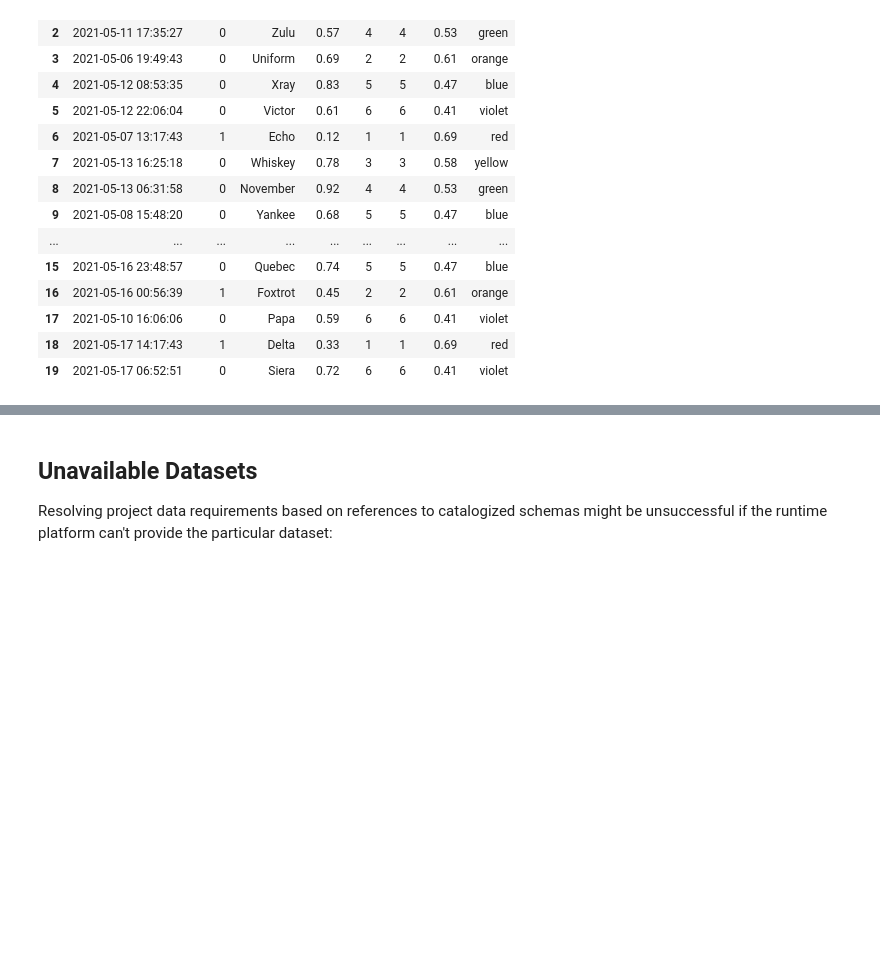
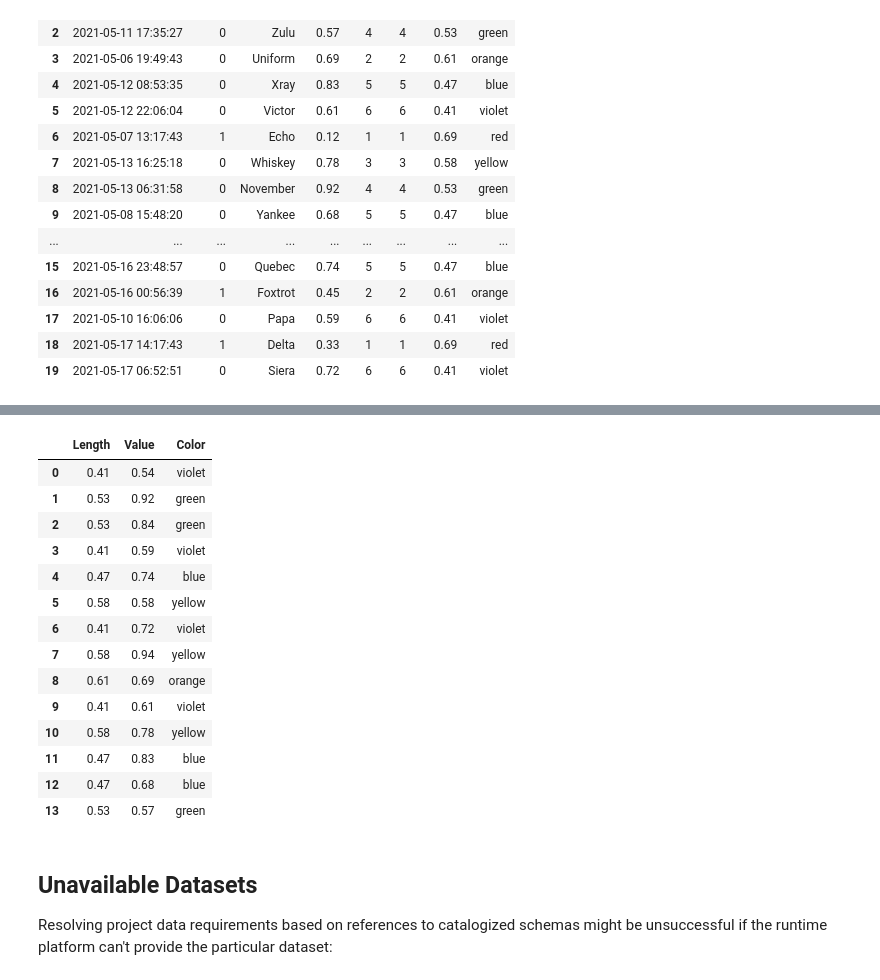
Before and after one commit to formlio/mlprague23, a Jupyter notebook: 2-tutorial/1-data-abstraction.ipynb, the cells around one changed output, grey strips where cells are left out. Cells and saved outputs as stored; diff of their text form; code cells hidden in the pictures; blank space fills up the shorter version.

```diff
--- a/2-tutorial/1-data-abstraction.ipynb
+++ b/2-tutorial/1-data-abstraction.ipynb
@@ -220,0 +231,10 @@ Formulate a DSL query to...
+# %%
+STATEMENT = (
+    Foo.inner_join(Bar, Foo.Bar == Bar.Key)
+    .select(Bar.Length, Foo.Value, Bar.Color)
+    .where(Foo.Value > 0.5)
+    .orderby(Foo.Level)
+)
+
+project.Source.query(STATEMENT).bind(PIPELINE).launcher.apply()
+# %% [output]
@@ -221,3 +243,18 @@ Formulate a DSL query to...
+|  | Length | Value | Color |
+| 0 | 0.41 | 0.54 | violet |
+| 1 | 0.53 | 0.92 | green |
+| 2 | 0.53 | 0.84 | green |
+| 3 | 0.41 | 0.59 | violet |
+| 4 | 0.47 | 0.74 | blue |
+| 5 | 0.58 | 0.58 | yellow |
+| 6 | 0.41 | 0.72 | violet |
+| 7 | 0.58 | 0.94 | yellow |
+| 8 | 0.61 | 0.69 | orange |
+| 9 | 0.41 | 0.61 | violet |
+| 10 | 0.58 | 0.78 | yellow |
+| 11 | 0.47 | 0.83 | blue |
+| 12 | 0.47 | 0.68 | blue |
+| 13 | 0.53 | 0.57 | green |
 # %% [markdown]
 Unavailable Datasets
 --------------------
```
Also changed, not shown: parts of 19 cells of this notebook, 5 other files.
